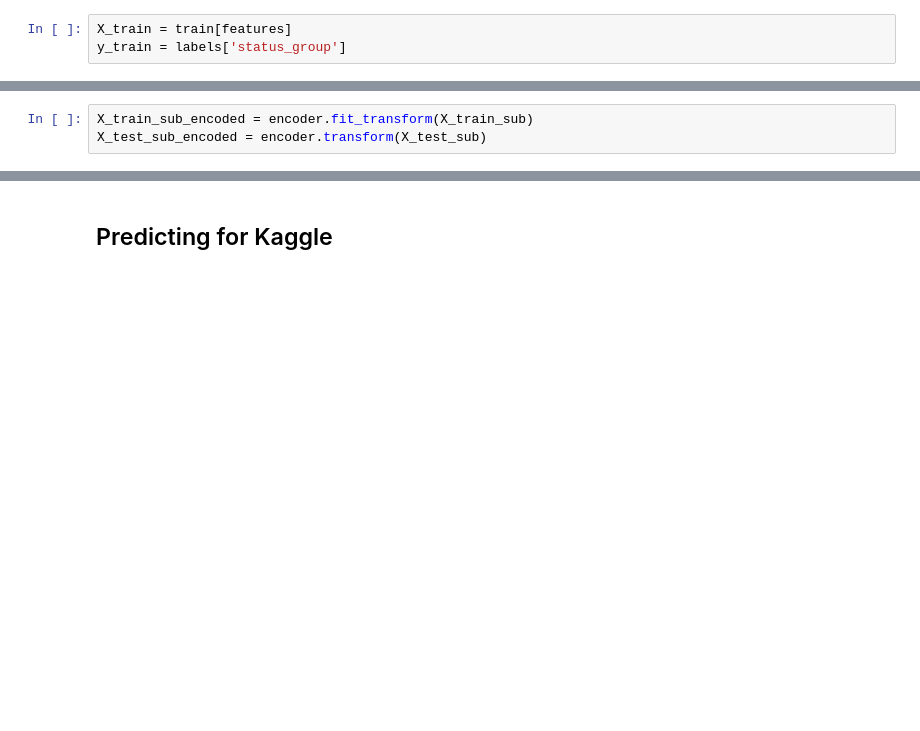
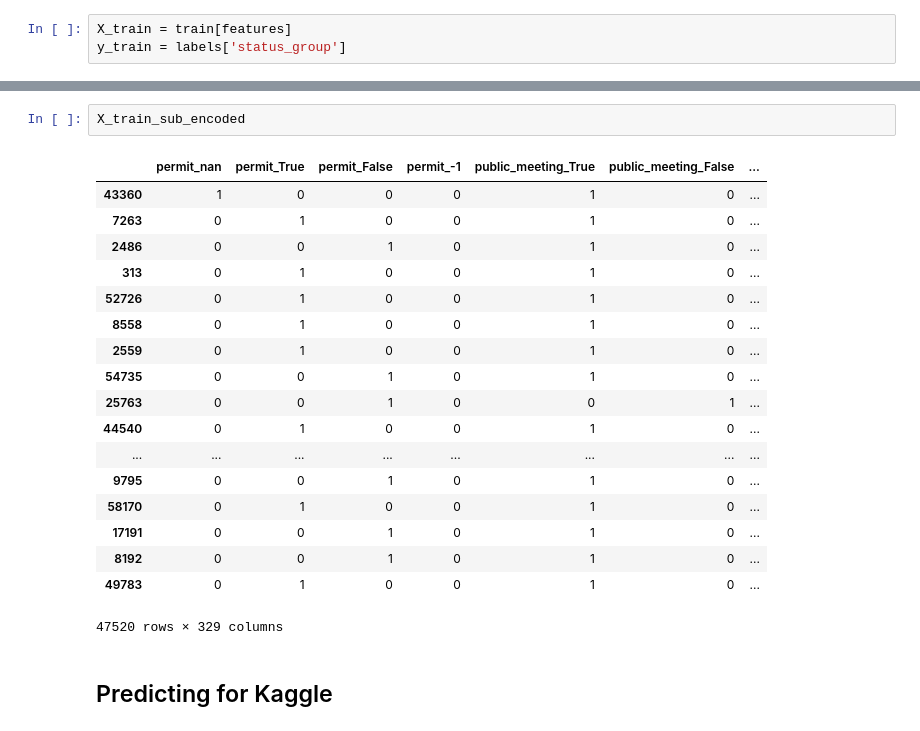
Before and after one commit to LambdaSchool/DS-Unit-2-Classification-1, a Jupyter notebook: module1-logistic-regression/kaggle_class_comp.ipynb, the cells around one changed output, grey strips where cells are left out. Drawn from its saved outputs; the diff is of its cells as text; blank space fills up the shorter version.

```diff
--- a/module1-logistic-regression/kaggle_class_comp.ipynb
+++ b/module1-logistic-regression/kaggle_class_comp.ipynb
@@ -136,3 +136,0 @@ X_test_sub = X_test[features]
-# %%
-X_train_sub_encoded = encoder.fit_transform(X_train_sub)
-X_test_sub_encoded = encoder.transform(X_test_sub)
@@ -151,3 +283,24 @@ model.score(X_test_scaled,y_test)
+# %%
+X_train_sub_encoded
+# %% [output]
+|  | permit_nan | permit_True | permit_False | permit_-1 | public_meeting_True | public_meeting_False | ... |
+| 43360 | 1 | 0 | 0 | 0 | 1 | 0 | ... |
+| 7263 | 0 | 1 | 0 | 0 | 1 | 0 | ... |
+| 2486 | 0 | 0 | 1 | 0 | 1 | 0 | ... |
+| 313 | 0 | 1 | 0 | 0 | 1 | 0 | ... |
+| 52726 | 0 | 1 | 0 | 0 | 1 | 0 | ... |
+| 8558 | 0 | 1 | 0 | 0 | 1 | 0 | ... |
+| 2559 | 0 | 1 | 0 | 0 | 1 | 0 | ... |
+| 54735 | 0 | 0 | 1 | 0 | 1 | 0 | ... |
+| 25763 | 0 | 0 | 1 | 0 | 0 | 1 | ... |
+| 44540 | 0 | 1 | 0 | 0 | 1 | 0 | ... |
+| ... | ... | ... | ... | ... | ... | ... | ... |
+| 9795 | 0 | 0 | 1 | 0 | 1 | 0 | ... |
+| 58170 | 0 | 1 | 0 | 0 | 1 | 0 | ... |
+| 17191 | 0 | 0 | 1 | 0 | 1 | 0 | ... |
+| 8192 | 0 | 0 | 1 | 0 | 1 | 0 | ... |
+| 49783 | 0 | 1 | 0 | 0 | 1 | 0 | ... |
+47520 rows × 329 columns
 # %% [markdown]
 ## Predicting for Kaggle
 # %%
```
Also changed, not shown: parts of 57 cells of this notebook.
